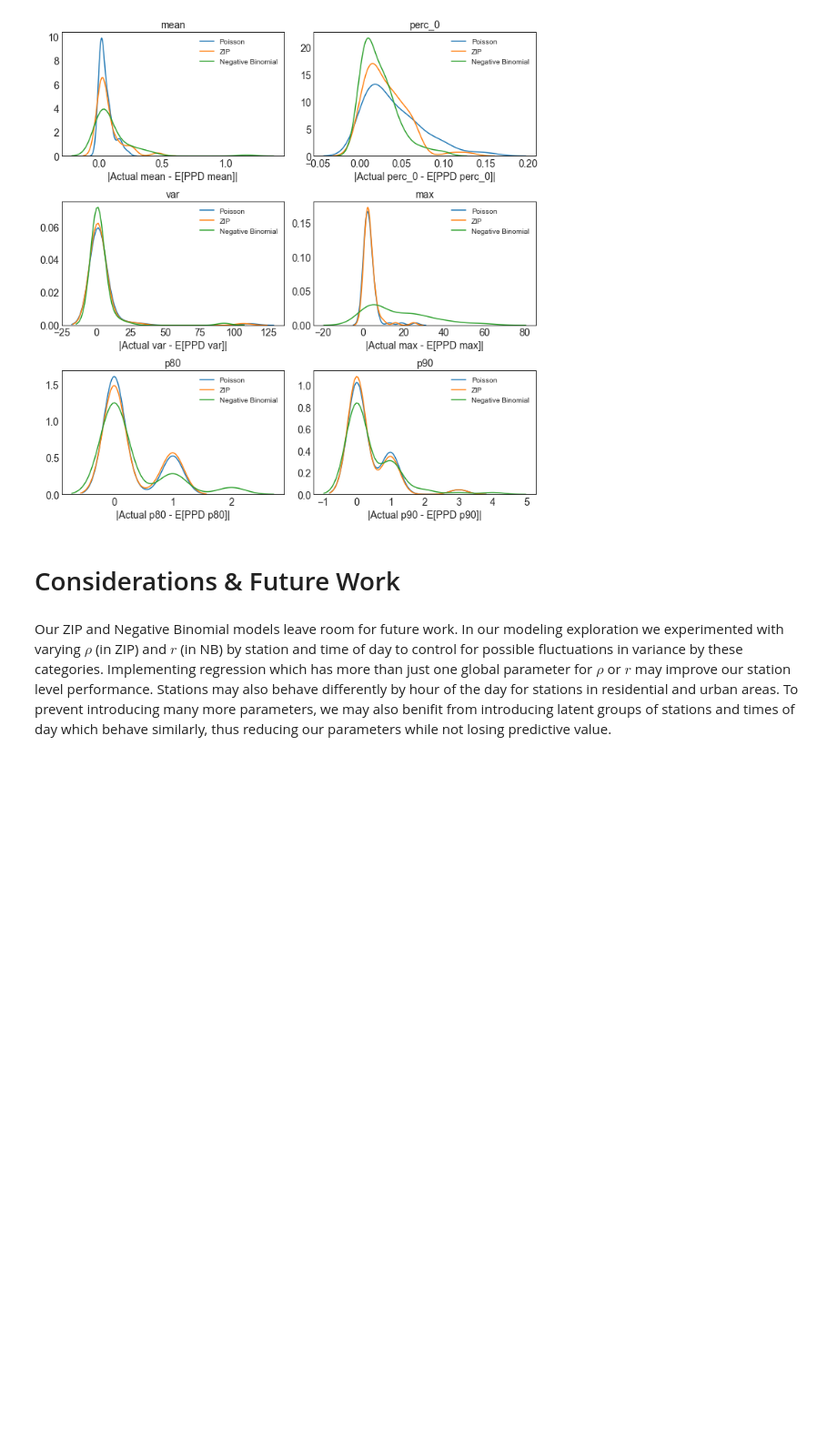
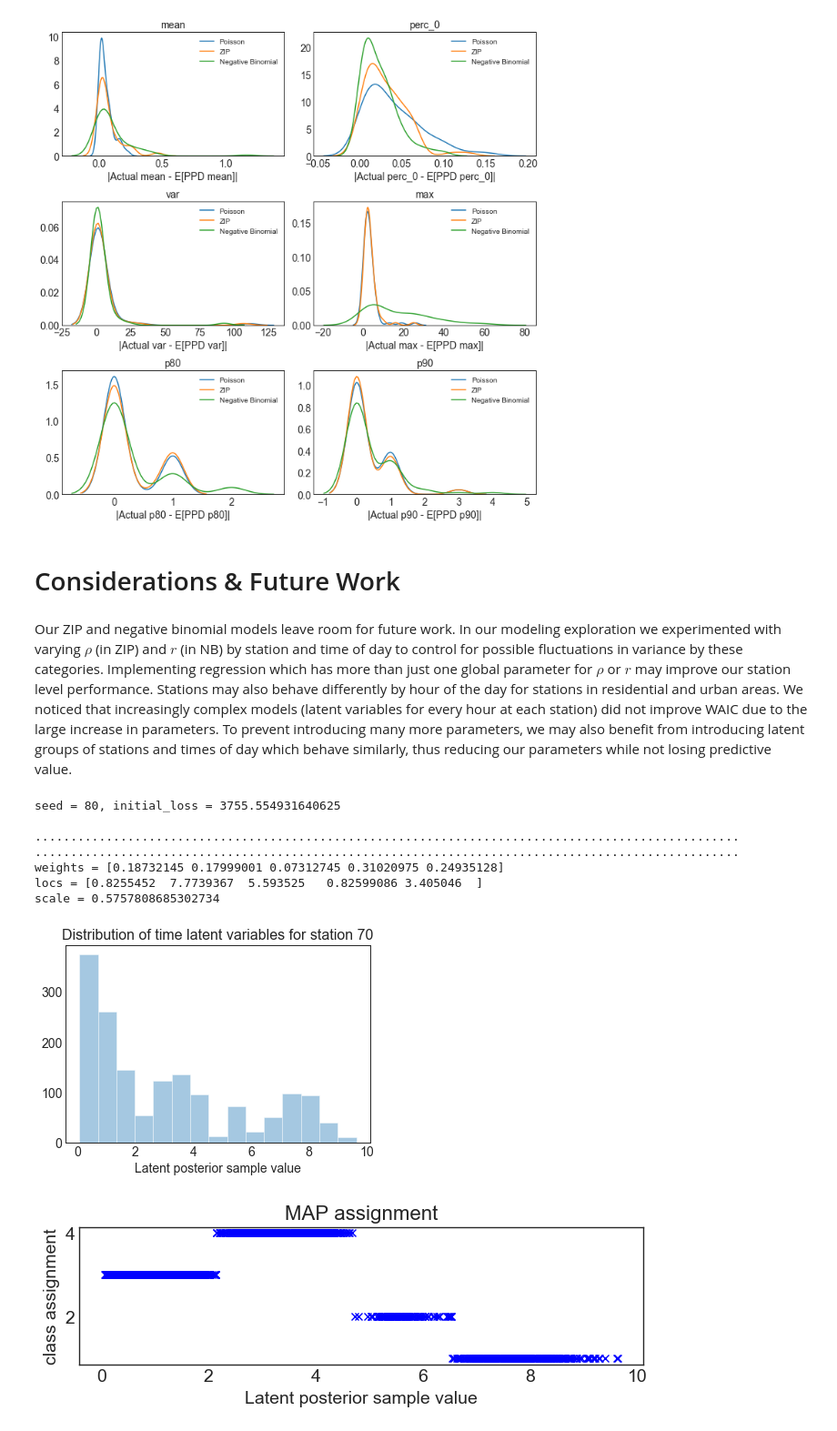
Before and after one commit to ssharpe42/probprog-finalproject, a Jupyter notebook: final-project/final-notebook.ipynb, the cells around one changed output. Shown at 91% size. Cells and saved outputs as stored; diff of their text form; code cells hidden in the pictures; blank space fills up the shorter version.

```diff
--- a/final-project/final-notebook.ipynb
+++ b/final-project/final-notebook.ipynb
@@ -354,4 +356,22 @@ plt.show()
 # %% [markdown]
 # Considerations & Future Work
 # %% [markdown]
-Our ZIP and Negative Binomial models leave room for future work. In our modeling exploration we experimented with varying $\rho$ (in ZIP) and $r$ (in NB) by station and time of day to control for possible fluctuations in variance by these categories. Implementing regression which has more than just one global parameter for $\rho$ or $r$ may improve our station level performance. Stations may also behave differently by hour of the day for stations in residential and urban areas. To prevent introducing many more parameters, we may also benifit from introducing latent groups of stations and times of day which behave similarly, thus reducing our parameters while not losing predictive value.
+Our ZIP and negative binomial models leave room for future work. In our modeling exploration we experimented with varying $\rho$ (in ZIP) and $r$ (in NB) by station and time of day to control for possible fluctuations in variance by these categories. Implementing regression which has more than just one global parameter for $\rho$ or $r$ may improve our station level performance. Stations may also behave differently by hour of the day for stations in residential and urban areas. We noticed that increasingly complex models (latent variables for every hour at each station) did not improve WAIC due to the large increase in parameters. To prevent introducing many more parameters, we may also benefit from introducing latent groups of stations and times of day which behave similarly, thus reducing our parameters while not losing predictive value.
+# %%
+with open('../data/example_posteriors.pkl', 'rb') as f:
+    ex_post = pickle.load(f).exp()
+
+plt.title('Distribution of time latent variables for station 70')
+plt.xlabel('Latent posterior sample value')
+sns.distplot(ex_post,kde=False)
+assignment = run_GMM(ex_post,5)
+# %% [output]
+seed = 80, initial_loss = 3755.554931640625
+
+...................................................................................................
+...................................................................................................
+weights = [0.18732145 0.17999001 0.07312745 0.31020975 0.24935128]
+locs = [0.8255452  7.7739367  5.593525   0.82599086 3.405046  ]
+scale = 0.5757808685302734
+[figure, added]
+[figure, added]
```
Also changed, not shown: parts of 8 cells of this notebook, 2 other files.
